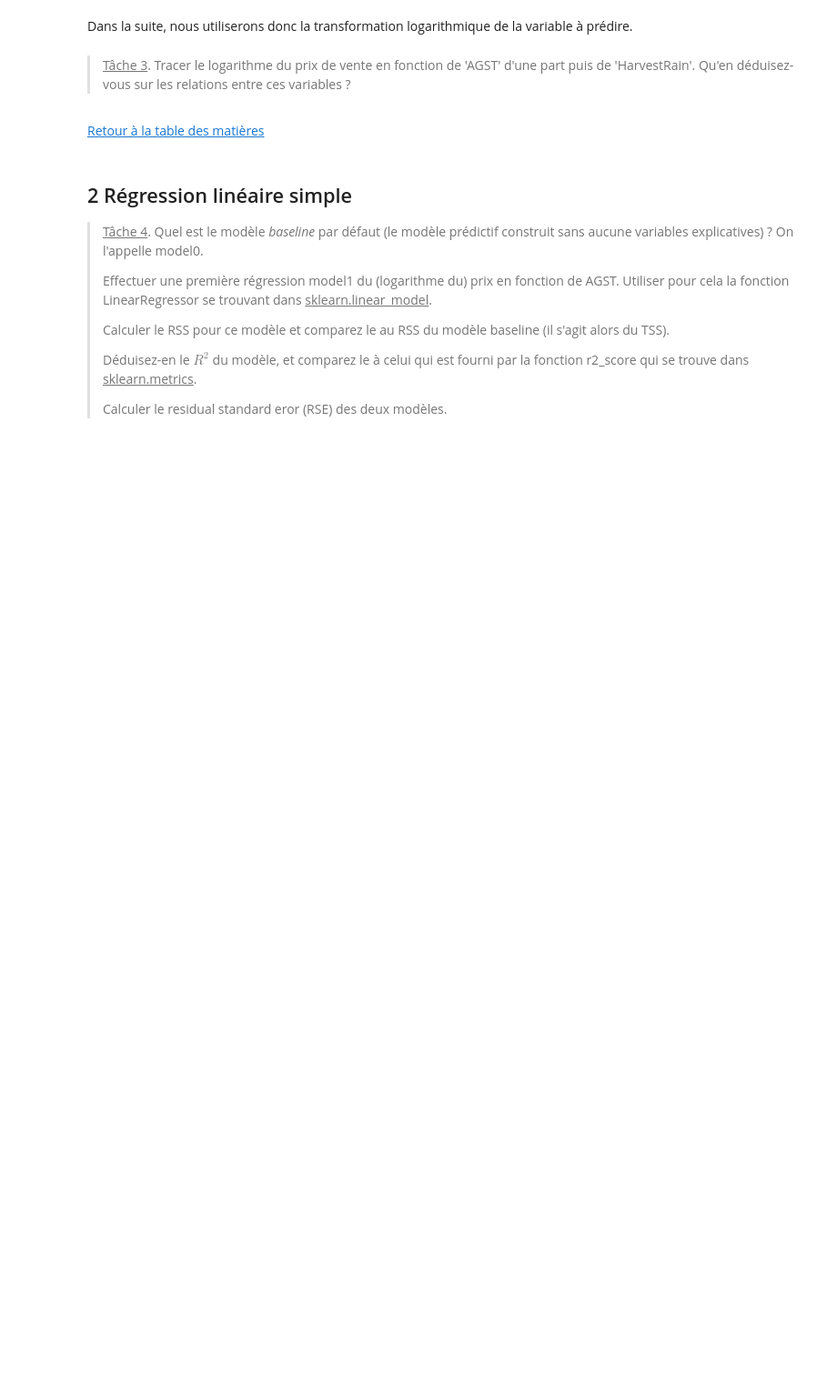
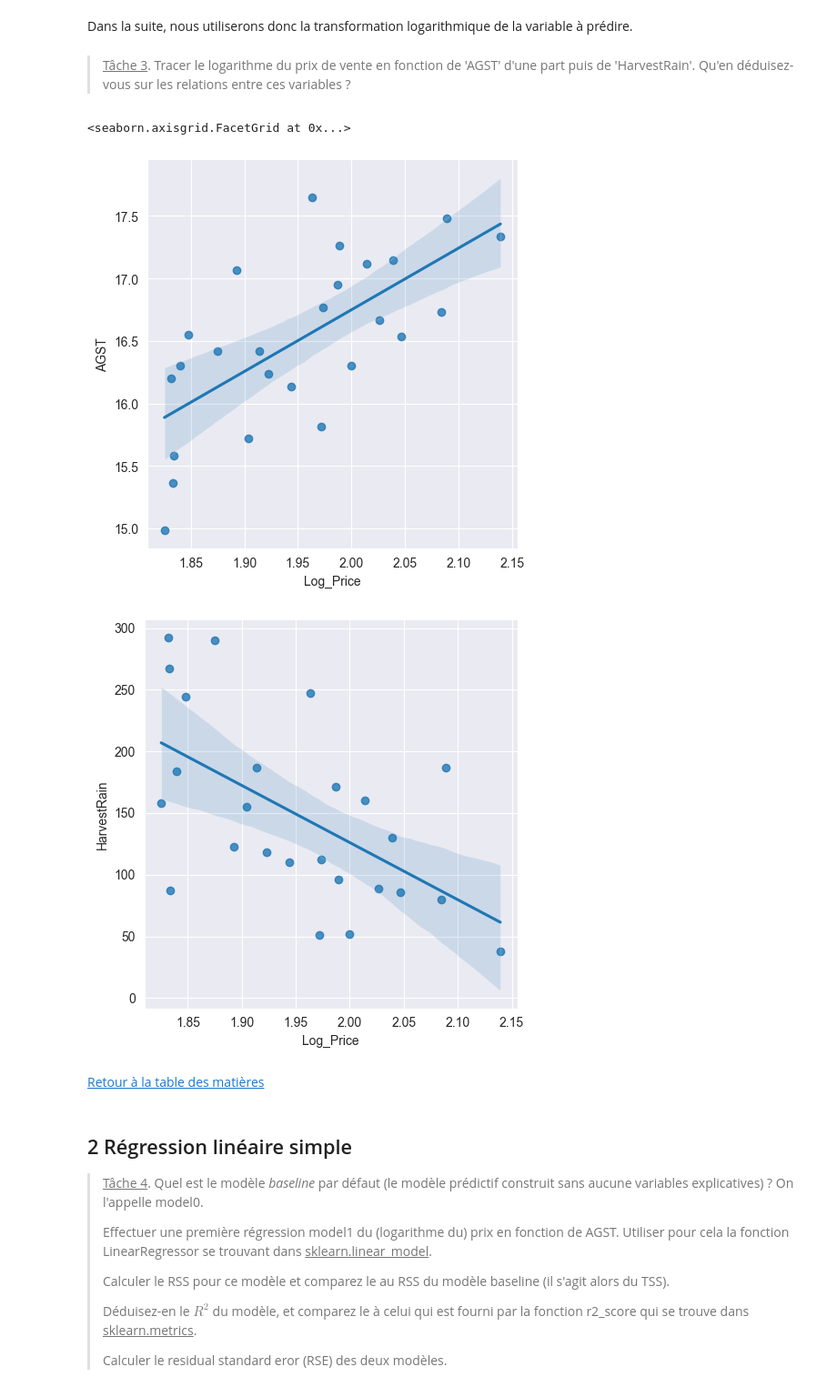
Before and after one commit to Aubert-Antoine/EL_3019-Data_Sciences, a Jupyter notebook: TP5 Regression_lineaire/TPRegressionLineaireSujet.ipynb, the cells around one changed output. Shown at 91% size. Cells and saved outputs as stored; diff of their text form; code cells hidden in the pictures; blank space fills up the shorter version.

```diff
--- a/TP5 Regression_lineaire/TPRegressionLineaireSujet.ipynb
+++ b/TP5 Regression_lineaire/TPRegressionLineaireSujet.ipynb
@@ -60,3 +61,6 @@ La variable dépendante est 'Price'.
 Les variables indépendantes sont 'Year', 'WinterRain', 'AGST', 'HarvestRain', 'Age', 'FrancePop'.
 # %% [markdown]
 ><u>Tâche 1</u>. Chargez les données. Examinez quelles sont les caractéristiques des variables du jeu de données.
+# %%
+wine = pd.read_csv('wine.csv')
+wine.head(25)
@@ -71,6 +109,15 @@ Dans la suite, nous utiliserons donc la transformation logarithmique de la varia
 # %% [markdown]
 ><u>Tâche 3</u>. Tracer le logarithme du prix de vente en fonction de
 'AGST' d'une part puis de 'HarvestRain'. Qu'en déduisez-vous sur les relations entre ces variables ?
+# %%
+wine['Log_Price'] = np.log(wine['Price'])
+# %%
+sns.lmplot(data=wine,x='Log_Price',y='AGST')
+sns.lmplot(data=wine,x='Log_Price',y='HarvestRain')
+# %% [output]
+<seaborn.axisgrid.FacetGrid at 0x...>
+[figure, added]
+[figure, added]
 # %% [markdown]
 <div class="lev1"><a href="#Table-des-matières"><span class="toc-item-num"></span>Retour à la table des matières</a></div>
 # %% [markdown]
```
Also changed, not shown: parts of 5 cells of this notebook, 9 other files.
